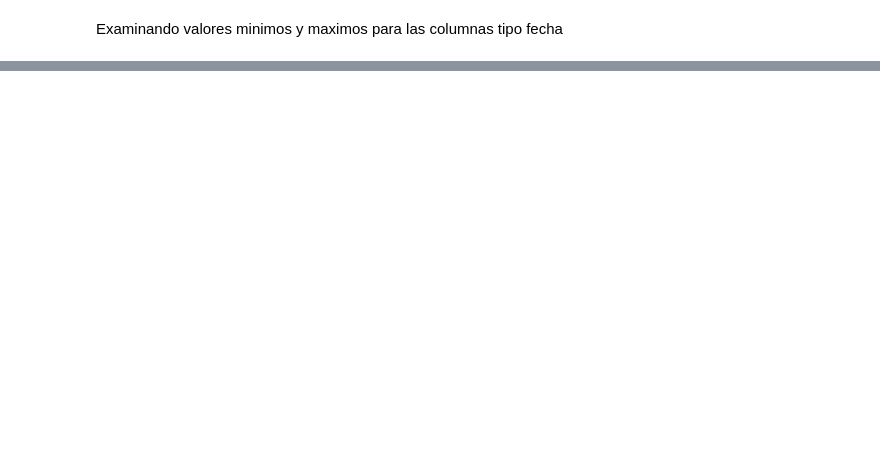
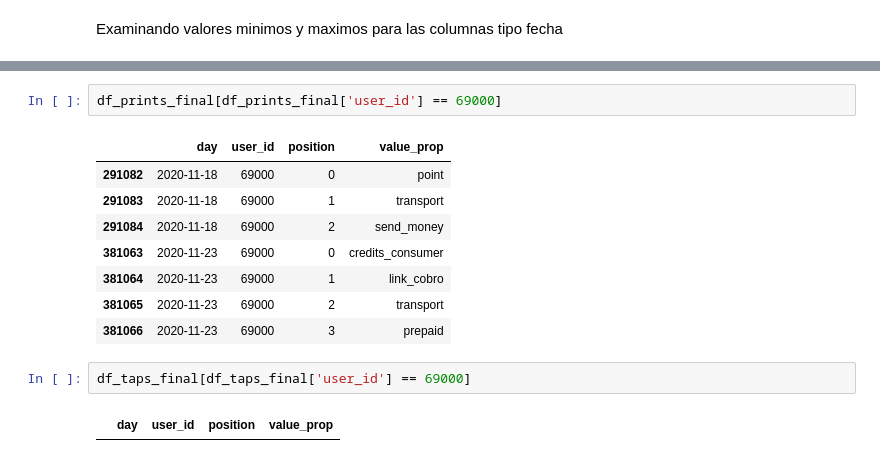
Before and after one commit to juanpabosu/carrusel_xselling, a Jupyter notebook: src/xselling.ipynb, the cells around one changed output, grey strips where cells are left out. Saved outputs shown, nothing was run; the diff lists cells and outputs as text; blank space fills up the shorter version.

```diff
--- a/src/xselling.ipynb
+++ b/src/xselling.ipynb
@@ -381,0 +428,15 @@ KeyboardInterrupt:
+# %%
+df_prints_final[df_prints_final['user_id'] == 69000]
+# %% [output]
+|  | day | user_id | position | value_prop |
+| 291082 | 2020-11-18 | 69000 | 0 | point |
+| 291083 | 2020-11-18 | 69000 | 1 | transport |
+| 291084 | 2020-11-18 | 69000 | 2 | send_money |
+| 381063 | 2020-11-23 | 69000 | 0 | credits_consumer |
+| 381064 | 2020-11-23 | 69000 | 1 | link_cobro |
+| 381065 | 2020-11-23 | 69000 | 2 | transport |
+| 381066 | 2020-11-23 | 69000 | 3 | prepaid |
+# %%
+df_taps_final[df_taps_final['user_id'] == 69000]
+# %% [output]
+|  | day | user_id | position | value_prop |
```
Also changed, not shown: parts of 21 cells of this notebook.
